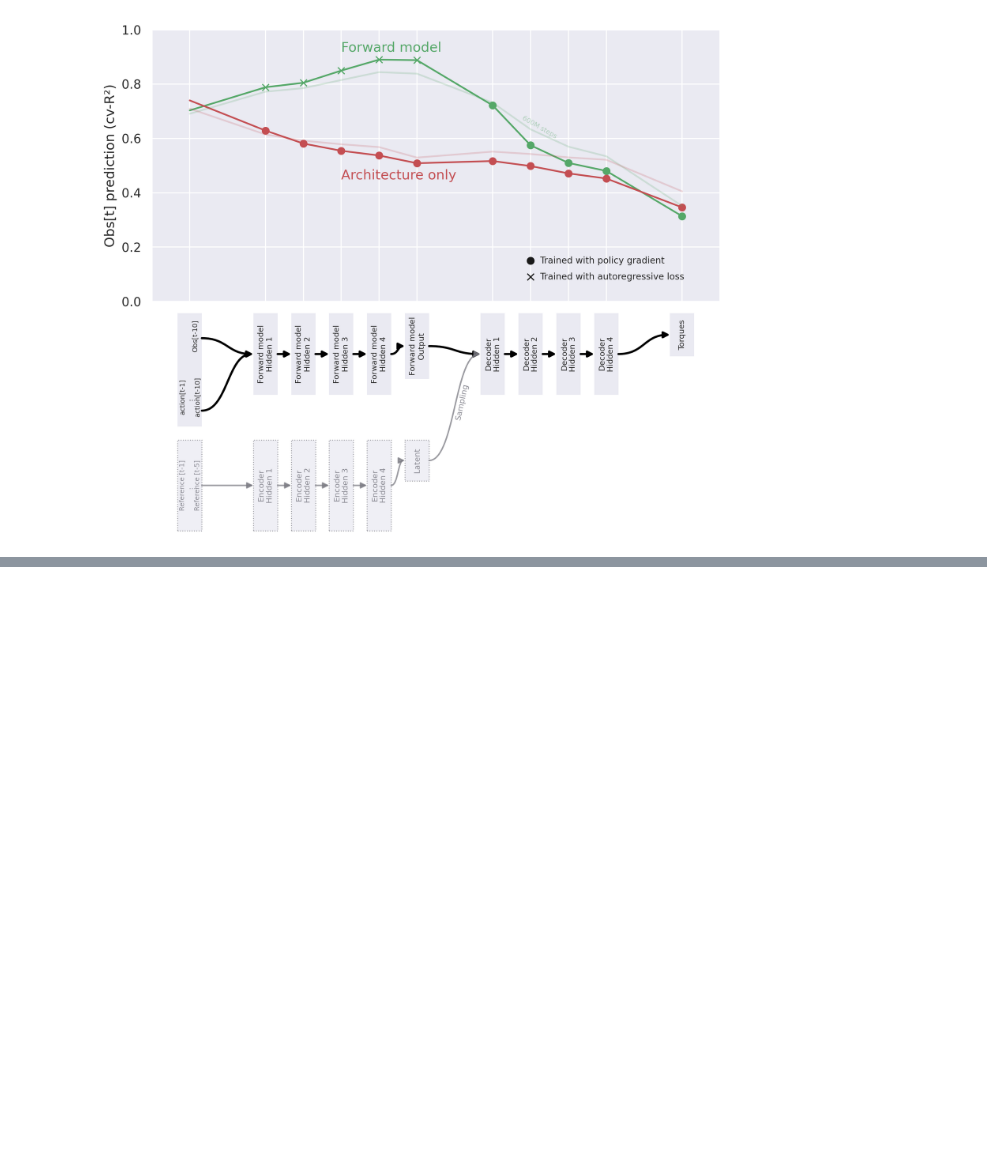
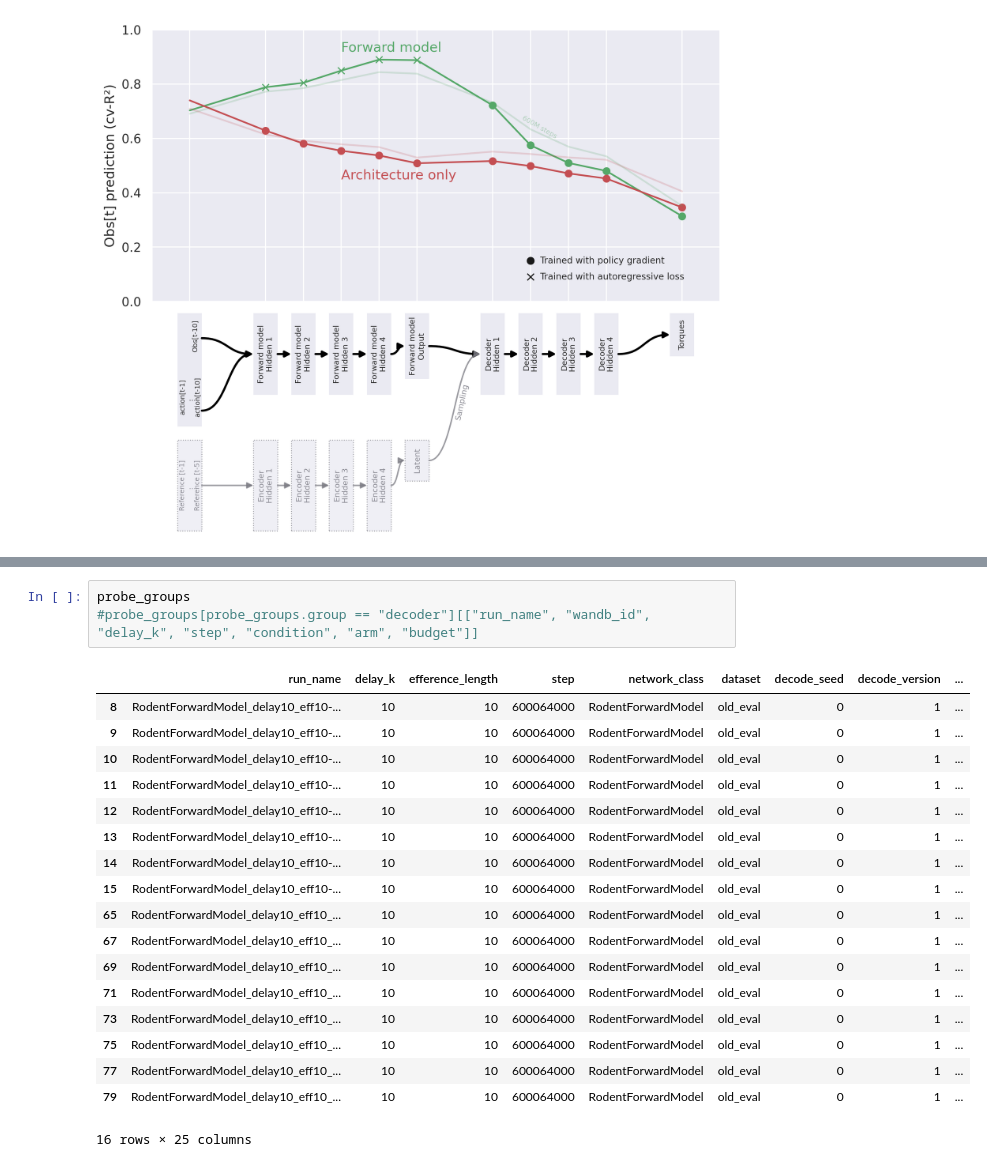
Before and after one commit to emiwar/vnl-experiments, a Jupyter notebook: labmeeting_aug2026_plots.ipynb, the cells around one changed output, grey strips where cells are left out. Saved outputs shown, nothing was run; the diff lists cells and outputs as text; blank space fills up the shorter version.

```diff
--- a/labmeeting_aug2026_plots.ipynb
+++ b/labmeeting_aug2026_plots.ipynb
@@ -311,0 +374,22 @@ plt.show()
+# %%
+probe_groups
+#probe_groups[probe_groups.group == "decoder"][["run_name", "wandb_id", "delay_k", "step", "condition", "arm", "budget"]]
+# %% [output]
+|  | run_name | delay_k | efference_length | step | network_class | dataset | decode_seed | decode_version | ... |
+| 8 | RodentForwardModel_delay10_eff10-... | 10 | 10 | 600064000 | RodentForwardModel | old_eval | 0 | 1 | ... |
+| 9 | RodentForwardModel_delay10_eff10-... | 10 | 10 | 600064000 | RodentForwardModel | old_eval | 0 | 1 | ... |
+| 10 | RodentForwardModel_delay10_eff10-... | 10 | 10 | 600064000 | RodentForwardModel | old_eval | 0 | 1 | ... |
+| 11 | RodentForwardModel_delay10_eff10-... | 10 | 10 | 600064000 | RodentForwardModel | old_eval | 0 | 1 | ... |
+| 12 | RodentForwardModel_delay10_eff10-... | 10 | 10 | 600064000 | RodentForwardModel | old_eval | 0 | 1 | ... |
+| 13 | RodentForwardModel_delay10_eff10-... | 10 | 10 | 600064000 | RodentForwardModel | old_eval | 0 | 1 | ... |
+| 14 | RodentForwardModel_delay10_eff10-... | 10 | 10 | 600064000 | RodentForwardModel | old_eval | 0 | 1 | ... |
+| 15 | RodentForwardModel_delay10_eff10-... | 10 | 10 | 600064000 | RodentForwardModel | old_eval | 0 | 1 | ... |
+| 65 | RodentForwardModel_delay10_eff10_... | 10 | 10 | 600064000 | RodentForwardModel | old_eval | 0 | 1 | ... |
+| 67 | RodentForwardModel_delay10_eff10_... | 10 | 10 | 600064000 | RodentForwardModel | old_eval | 0 | 1 | ... |
+| 69 | RodentForwardModel_delay10_eff10_... | 10 | 10 | 600064000 | RodentForwardModel | old_eval | 0 | 1 | ... |
+| 71 | RodentForwardModel_delay10_eff10_... | 10 | 10 | 600064000 | RodentForwardModel | old_eval | 0 | 1 | ... |
+| 73 | RodentForwardModel_delay10_eff10_... | 10 | 10 | 600064000 | RodentForwardModel | old_eval | 0 | 1 | ... |
+| 75 | RodentForwardModel_delay10_eff10_... | 10 | 10 | 600064000 | RodentForwardModel | old_eval | 0 | 1 | ... |
+| 77 | RodentForwardModel_delay10_eff10_... | 10 | 10 | 600064000 | RodentForwardModel | old_eval | 0 | 1 | ... |
+| 79 | RodentForwardModel_delay10_eff10_... | 10 | 10 | 600064000 | RodentForwardModel | old_eval | 0 | 1 | ... |
+16 rows × 25 columns
```
Also changed, not shown: parts of 5 cells of this notebook, 14 other files.
